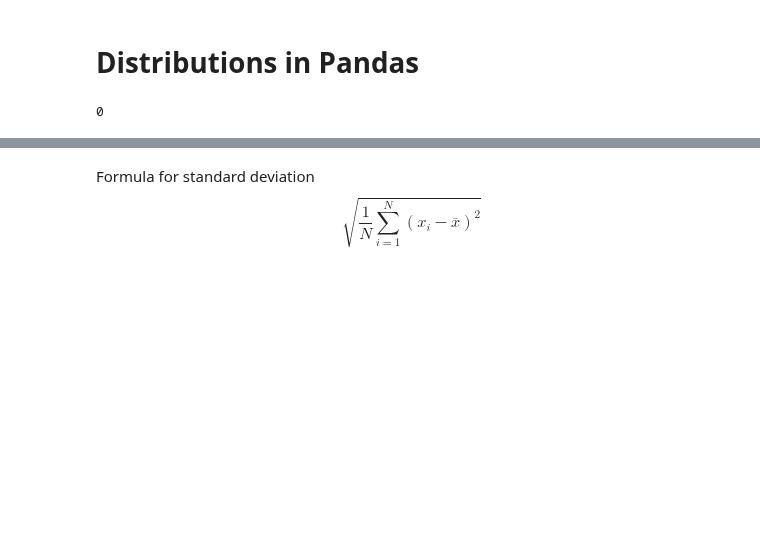
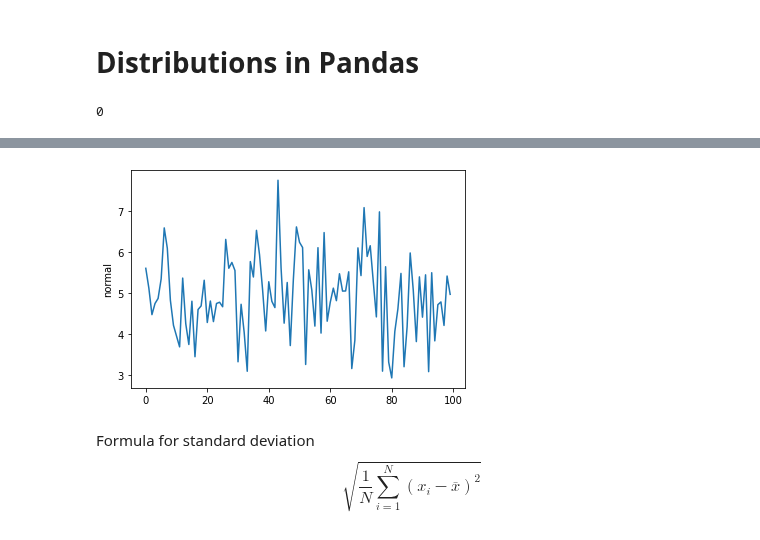
Before and after one commit to aicharya/DSA_Python, a Jupyter notebook: hypothesis_testing.ipynb, the cells around one changed output, grey strips where cells are left out. Cells and saved outputs as stored; diff of their text form; code cells hidden in the pictures; blank space fills up the shorter version.

```diff
--- a/hypothesis_testing.ipynb
+++ b/hypothesis_testing.ipynb
@@ -35,0 +89,8 @@ np.random.normal(0.75)
+# %%
+e = range(0,100)
+E = np.random.normal(5, 1, 100)
+plt.plot(e, E)
+plt.ylabel('normal')
+plt.show()
+# %% [output]
+[figure, added]
```
Also changed, not shown: parts of 43 cells of this notebook.
